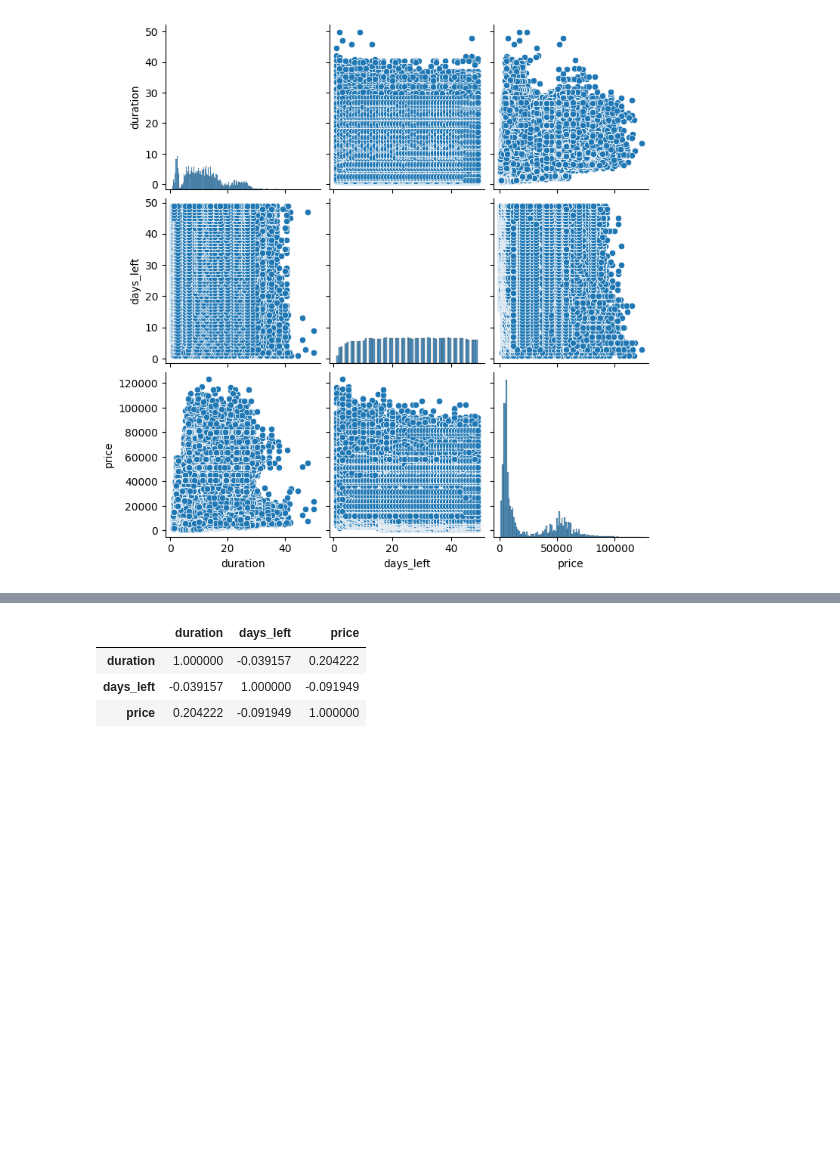
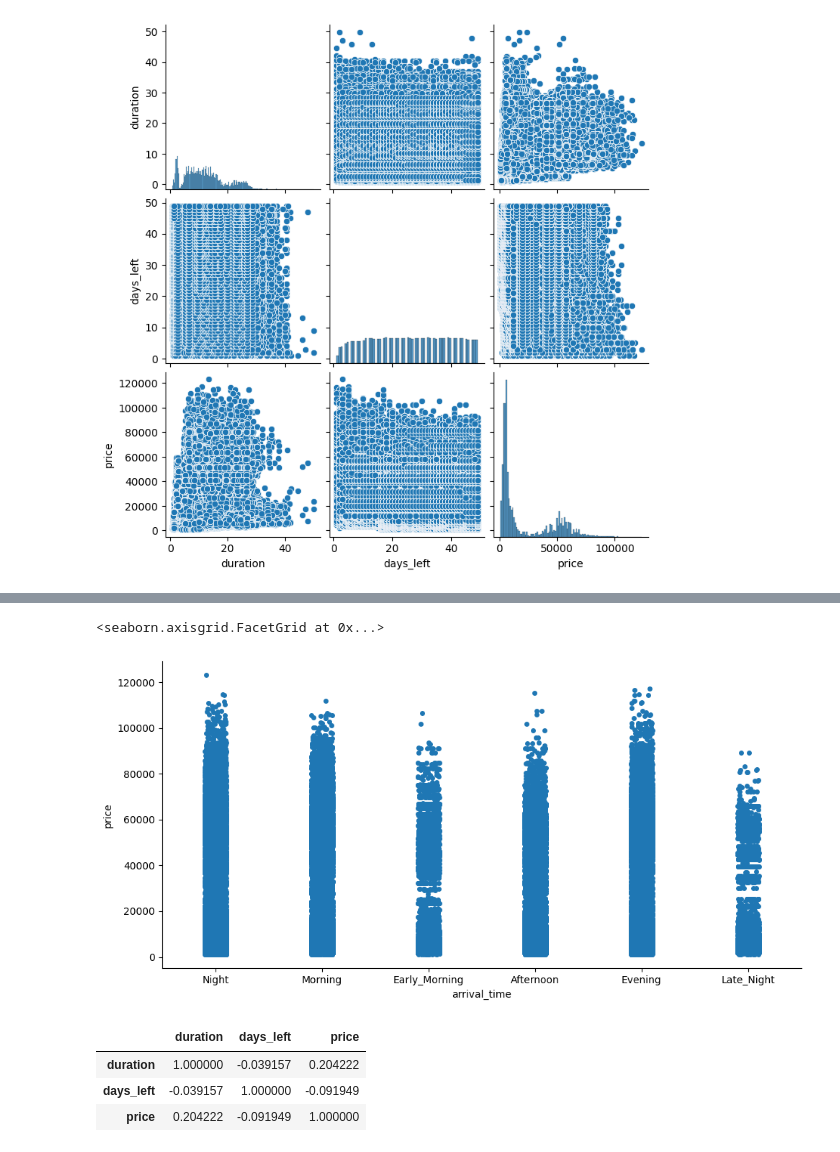
Before and after one commit to Cr7mlc/Final-Project-3401, a Jupyter notebook: Final Project/FinalProject_Flight Price Prediction.ipynb, the cells around one changed output, grey strips where cells are left out. Saved outputs shown, nothing was run; the diff lists cells and outputs as text; code cells hidden in the pictures; blank space fills up the shorter version.

```diff
--- a/Final Project/FinalProject_Flight Price Prediction.ipynb
+++ b/Final Project/FinalProject_Flight Price Prediction.ipynb
@@ -85,3 +91,9 @@ sns.pairplot(flight_prices)
+# %%
+#Checking if for correlation between arrival_time and price and
+sns.catplot(flight_prices, x="arrival_time", y="price", height=5, aspect=2)
+# %% [output]
+<seaborn.axisgrid.FacetGrid at 0x...>
+[figure, added]
 # %%
 #corr method has pearson standard correlation coefficient as the default
 
```
Also changed, not shown: parts of 3 cells of this notebook.
